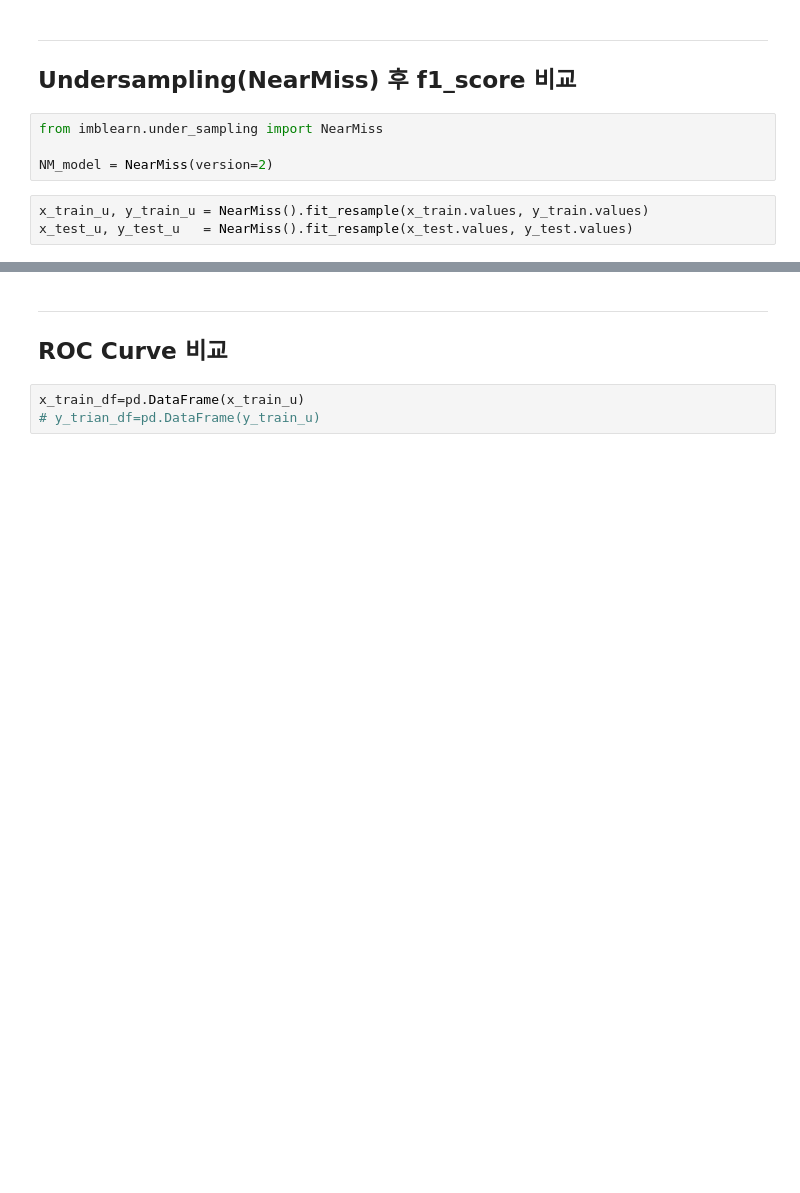
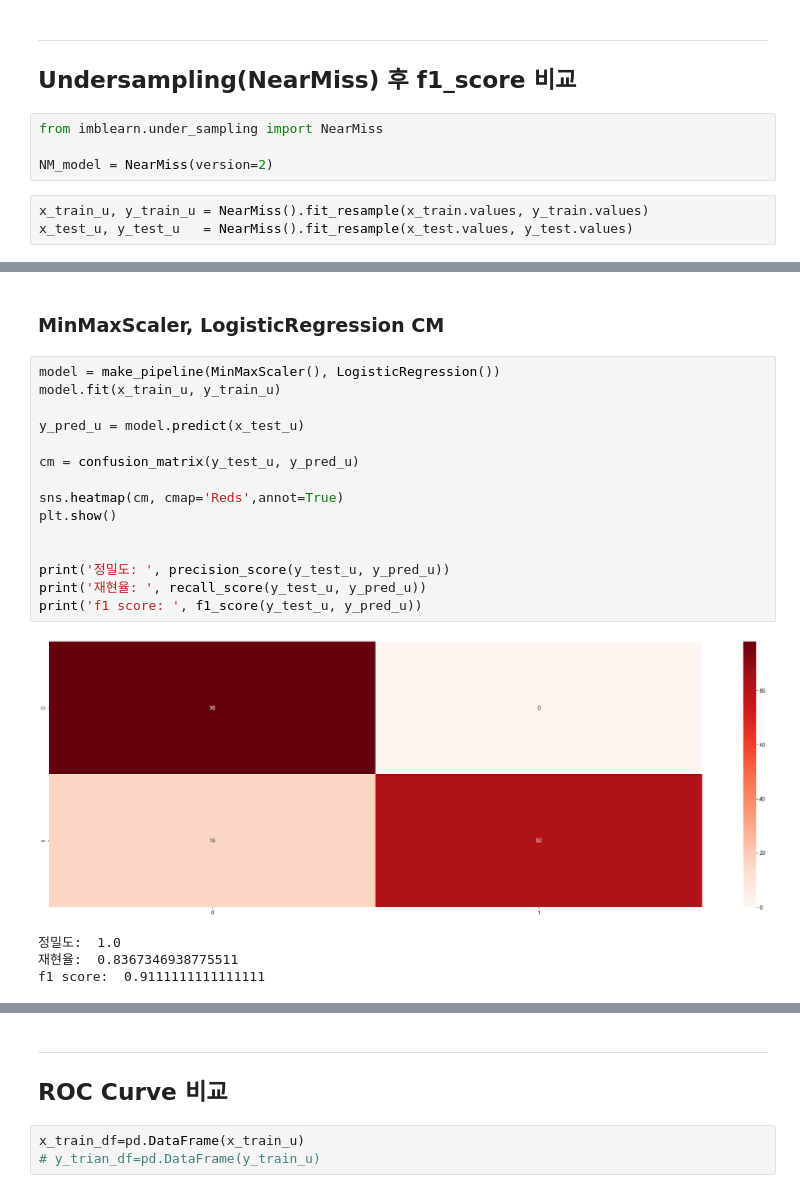
Before and after one commit to UnchaeJeong/20210706, a Jupyter notebook: 머신러닝/sklearnTest/archive/creditcard.ipynb, the cells around one changed output, grey strips where cells are left out. Cells and saved outputs as stored; diff of their text form; blank space fills up the shorter version.

```diff
--- a/머신러닝/sklearnTest/archive/creditcard.ipynb
+++ b/머신러닝/sklearnTest/archive/creditcard.ipynb
@@ -259,0 +308,22 @@ cm_train
+# %% [markdown]
+### MinMaxScaler, LogisticRegression CM
+# %%
+model = make_pipeline(MinMaxScaler(), LogisticRegression())
+model.fit(x_train_u, y_train_u)
+
+y_pred_u = model.predict(x_test_u)
+
+cm = confusion_matrix(y_test_u, y_pred_u)
+
+sns.heatmap(cm, cmap='Reds',annot=True)
+plt.show()
+
+
+print('정밀도: ', precision_score(y_test_u, y_pred_u))
+print('재현율: ', recall_score(y_test_u, y_pred_u))
+print('f1 score: ', f1_score(y_test_u, y_pred_u))
+# %% [output]
+[figure, added]
+정밀도:  1.0
+재현율:  0.8367346938775511
+f1 score:  0.9111111111111111
```
Also changed, not shown: parts of 15 cells of this notebook, 4 other files.
